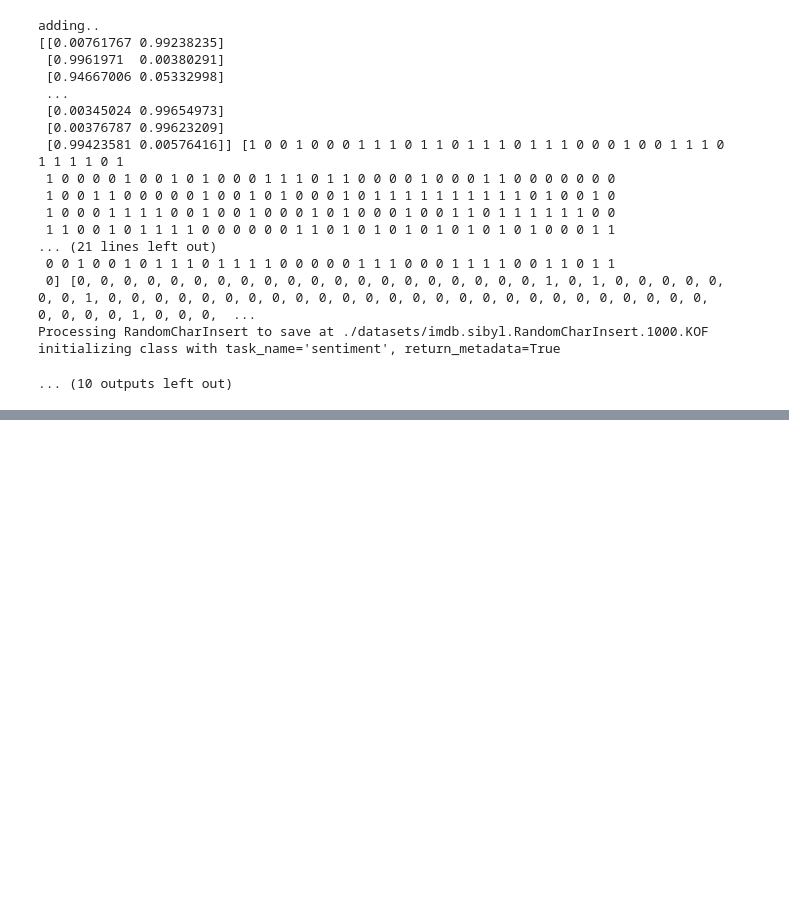
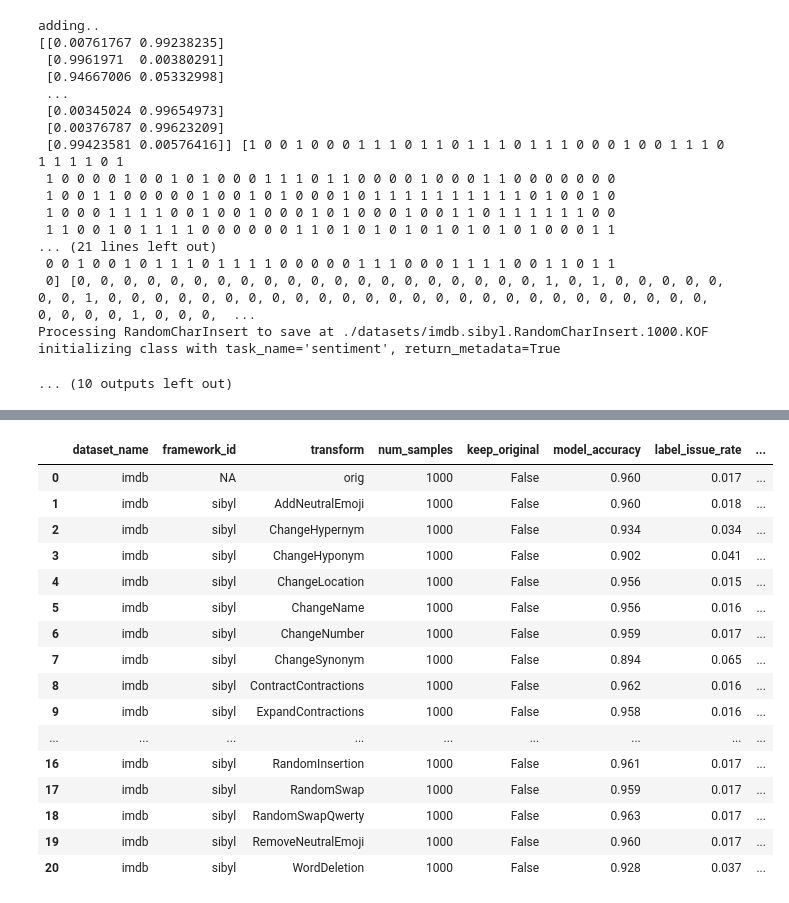
Before and after one commit to UCLA-SEAL/ProvenanceInspector, a Jupyter notebook: after/dpml-aug.ipynb, the cells around one changed output, grey strips where cells are left out. Saved outputs shown, nothing was run; the diff lists cells and outputs as text; code cells hidden in the pictures; blank space fills up the shorter version.

```diff
--- a/after/dpml-aug.ipynb
+++ b/after/dpml-aug.ipynb
@@ -514,0 +541,12 @@ initializing class with task_name='sentiment', return_metadata=True
+# %%
+dataset_paths = glob.glob("./datasets/*.*")
+# %%
+def is_prediction_correct(row):
+    return {"is_prediction_correct": row['label'] == row['cleanlab_label_prediction']}
+
+def is_cleanlab_correct(row):
+    cleanlab_correct = ((row['label'] != row['cleanlab_label_prediction']
+                     and row['cleanlab_label_issue'] == 1)
+                     or (row['label'] == row['cleanlab_label_prediction']
+                     and row['cleanlab_label_issue'] == 0))
+    return {"is_cleanlab_correct": cleanlab_correct}
@@ -514,0 +557,26 @@ initializing class with task_name='sentiment', return_metadata=True
+# %%
+results = []
+for dataset_path in dataset_paths[21:]:
+
+    if "orig" in dataset_path:
+        dataset_name, transform, num_samples = dataset_path.split("\\")[-1].split(".")
+        framework_id, keep_original = "NA", "NA"
+    else:
+        dataset_name, framework_id, transform, num_samples, keep_original = dataset_path.split("\\")[-1].split(".")
+
+    dataset = load_from_disk(dataset_path)
+    dataset = dataset.map(is_prediction_correct)
+    dataset = dataset.map(is_cleanlab_correct)
+
+    metadata = {
+        "dataset_name": dataset_name,
+        "framework_id": framework_id,
+        "transform": transform,
+        "num_samples": num_samples,
+        "keep_original": True if keep_original == "KOT" else False,
+        "model_accuracy": np.mean(dataset["is_prediction_correct"]),
+        "label_issue_rate": np.mean(dataset["cleanlab_label_issue"]),
+        "cleanlab_accuracy": np.mean(dataset["is_cleanlab_correct"]),
+    }
+
+    results.append(metadata)
@@ -514,0 +601,22 @@ initializing class with task_name='sentiment', return_metadata=True
+# %%
+df = pd.DataFrame(results)
+# %%
+df
+# %% [output]
+|  | dataset_name | framework_id | transform | num_samples | keep_original | model_accuracy | label_issue_rate | ... |
+| 0 | imdb | NA | orig | 1000 | False | 0.960 | 0.017 | ... |
+| 1 | imdb | sibyl | AddNeutralEmoji | 1000 | False | 0.960 | 0.018 | ... |
+| 2 | imdb | sibyl | ChangeHypernym | 1000 | False | 0.934 | 0.034 | ... |
+| 3 | imdb | sibyl | ChangeHyponym | 1000 | False | 0.902 | 0.041 | ... |
+| 4 | imdb | sibyl | ChangeLocation | 1000 | False | 0.956 | 0.015 | ... |
+| 5 | imdb | sibyl | ChangeName | 1000 | False | 0.956 | 0.016 | ... |
+| 6 | imdb | sibyl | ChangeNumber | 1000 | False | 0.959 | 0.017 | ... |
+| 7 | imdb | sibyl | ChangeSynonym | 1000 | False | 0.894 | 0.065 | ... |
+| 8 | imdb | sibyl | ContractContractions | 1000 | False | 0.962 | 0.016 | ... |
+| 9 | imdb | sibyl | ExpandContractions | 1000 | False | 0.958 | 0.016 | ... |
+| ... | ... | ... | ... | ... | ... | ... | ... | ... |
+| 16 | imdb | sibyl | RandomInsertion | 1000 | False | 0.961 | 0.017 | ... |
+| 17 | imdb | sibyl | RandomSwap | 1000 | False | 0.959 | 0.017 | ... |
+| 18 | imdb | sibyl | RandomSwapQwerty | 1000 | False | 0.963 | 0.017 | ... |
+| 19 | imdb | sibyl | RemoveNeutralEmoji | 1000 | False | 0.960 | 0.017 | ... |
+| 20 | imdb | sibyl | WordDeletion | 1000 | False | 0.928 | 0.037 | ... |
```
Also changed, not shown: parts of 5 cells of this notebook.
